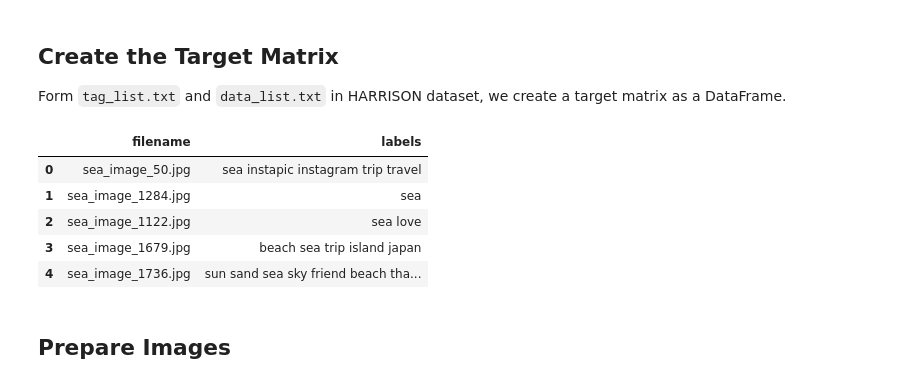
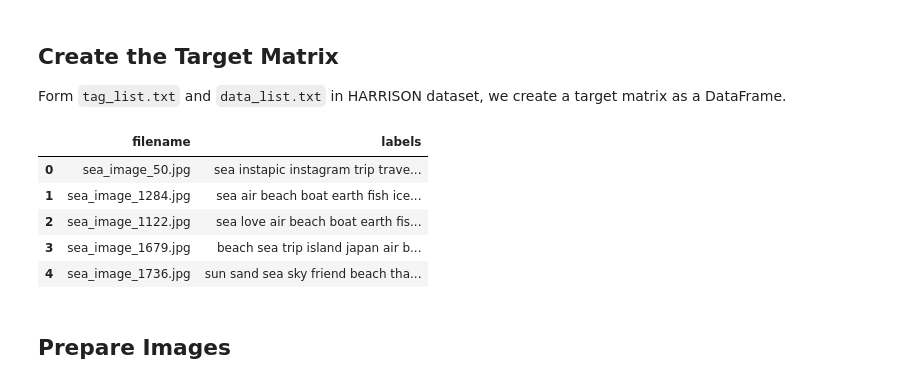
Before and after one commit to tomerlaufer123/cs130Project, a Jupyter notebook: model_development/notebooks/1-base-model.ipynb, the cells around one changed output. Cells and saved outputs as stored; diff of their text form; code cells hidden in the pictures.

````diff
--- a/model_development/notebooks/1-base-model.ipynb
+++ b/model_development/notebooks/1-base-model.ipynb
@@ -28,22 +28,25 @@ Using TensorFlow backend.
 ## Create the Target Matrix
 Form ```tag_list.txt``` and ```data_list.txt``` in HARRISON dataset, we create a target matrix as a DataFrame.
 # %%
+DATA_LIST = "../HARRISON/data_list.txt"
+TAG_LIST = "../HARRISON/1113124810_tag_list.txt"
+
 # Read files
-filename = pd.read_csv("../HARRISON/data_list.txt", names=["filename"], header=None)
-hashtag = pd.read_csv("../HARRISON/tag_list.txt", names=["labels"], header=None)
+filename = pd.read_csv(DATA_LIST, names=["filename"], header=None)
+hashtag = pd.read_csv(TAG_LIST, names=["labels"], header=None)
 
 # Convert filenames from "instagram_dataset/xxx/yyy.jpg" to "xxx_yyy.jpg"
 filename["filename"] = filename["filename"].apply(lambda x: "_".join(x.split("/")[1:]))
 
 # Concatenate filname and labels
 target = pd.concat([filename, hashtag], axis=1)
 target.head(5)
 # %% [output]
 |  | filename | labels |
-| 0 | sea_image_50.jpg | sea instapic instagram trip travel |
-| 1 | sea_image_1284.jpg | sea |
-| 2 | sea_image_1122.jpg | sea love |
-| 3 | sea_image_1679.jpg | beach sea trip island japan |
+| 0 | sea_image_50.jpg | sea instapic instagram trip trave... |
+| 1 | sea_image_1284.jpg | sea air beach boat earth fish ice... |
+| 2 | sea_image_1122.jpg | sea love air beach boat earth fis... |
+| 3 | sea_image_1679.jpg | beach sea trip island japan air b... |
 | 4 | sea_image_1736.jpg | sun sand sea sky friend beach tha... |
 # %%
 # Use vectorizer to generate a one-hot encoding
````
Also changed, not shown: parts of 1 cell of this notebook, 1 other file.
